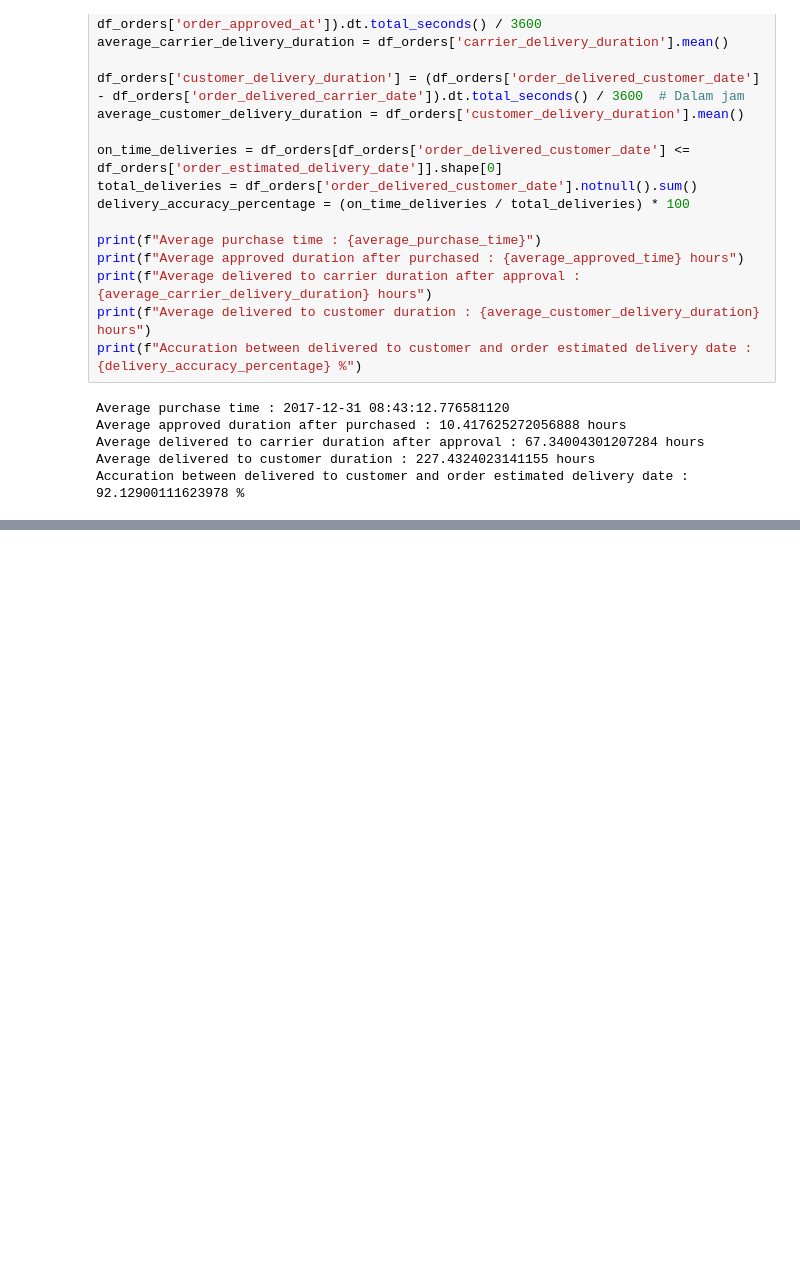
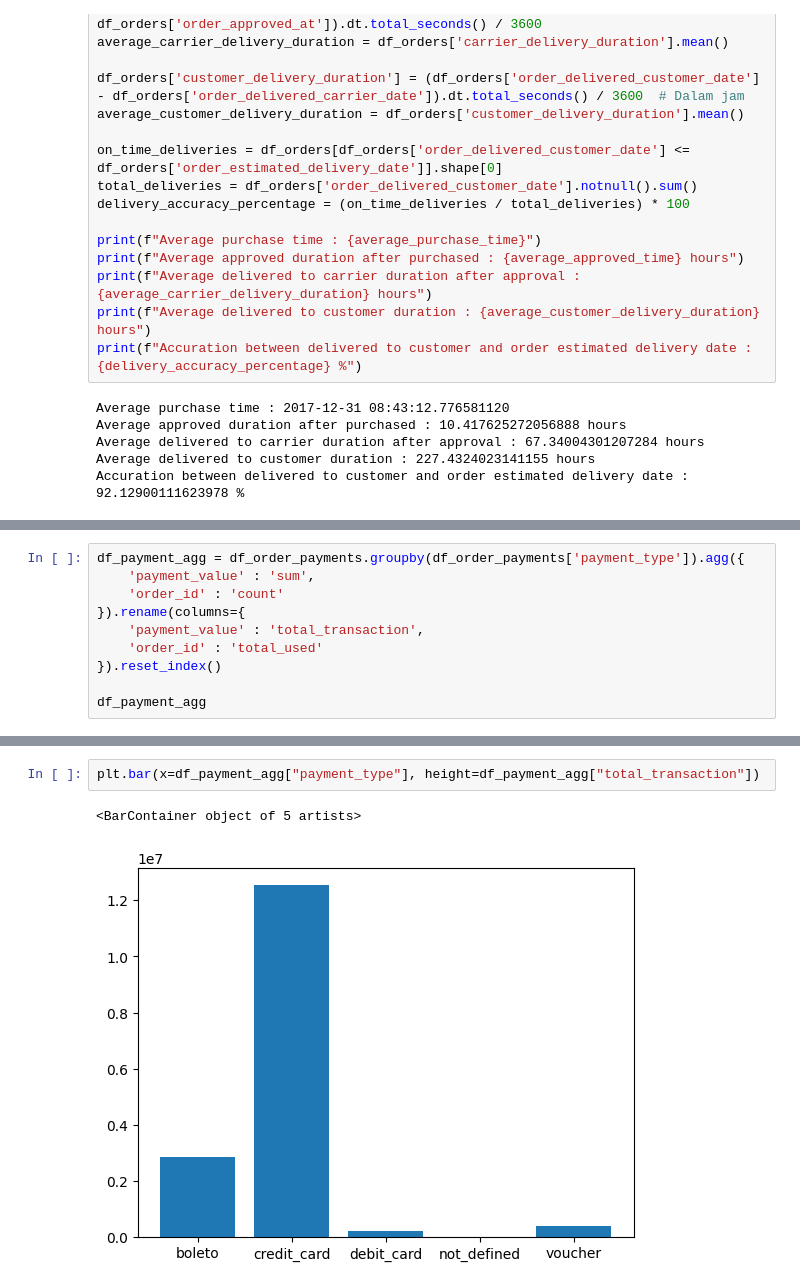
Before and after one commit to nathsteve13/ecommerce-dataset-analysis, a Jupyter notebook: notebook.ipynb, the cells around one changed output, grey strips where cells are left out. Drawn from its saved outputs; the diff is of its cells as text; blank space fills up the shorter version.

```diff
--- a/notebook.ipynb
+++ b/notebook.ipynb
@@ -750,0 +754,10 @@ Accuration between delivered to customer and order estimated delivery date : 92.
+# %%
+df_payment_agg = df_order_payments.groupby(df_order_payments['payment_type']).agg({
+    'payment_value' : 'sum',
+    'order_id' : 'count'
+}).rename(columns={
+    'payment_value' : 'total_transaction',
+    'order_id' : 'total_used'
+}).reset_index()
+
+df_payment_agg
@@ -750,0 +771,5 @@ Accuration between delivered to customer and order estimated delivery date : 92.
+# %%
+plt.bar(x=df_payment_agg["payment_type"], height=df_payment_agg["total_transaction"])
+# %% [output]
+<BarContainer object of 5 artists>
+[figure, added]
```
Also changed, not shown: parts of 24 cells of this notebook.
